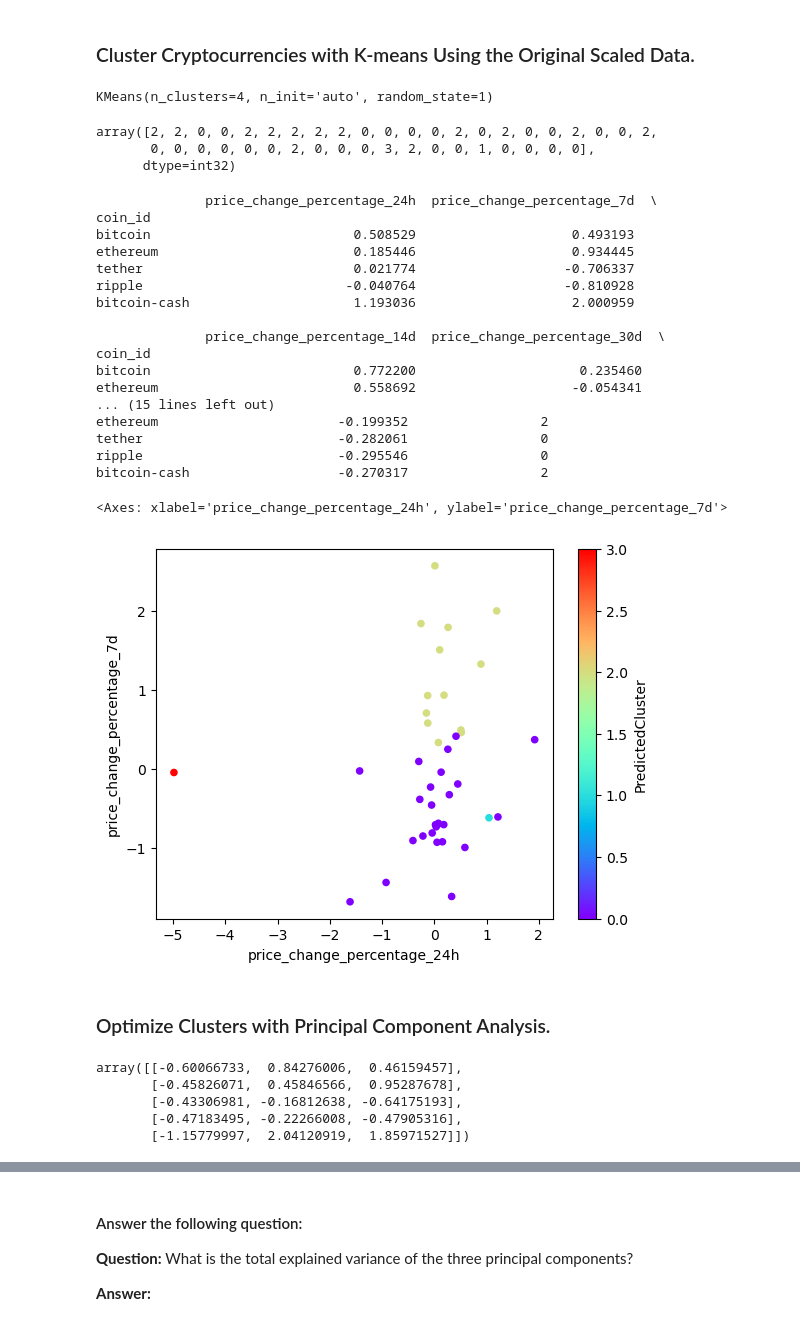
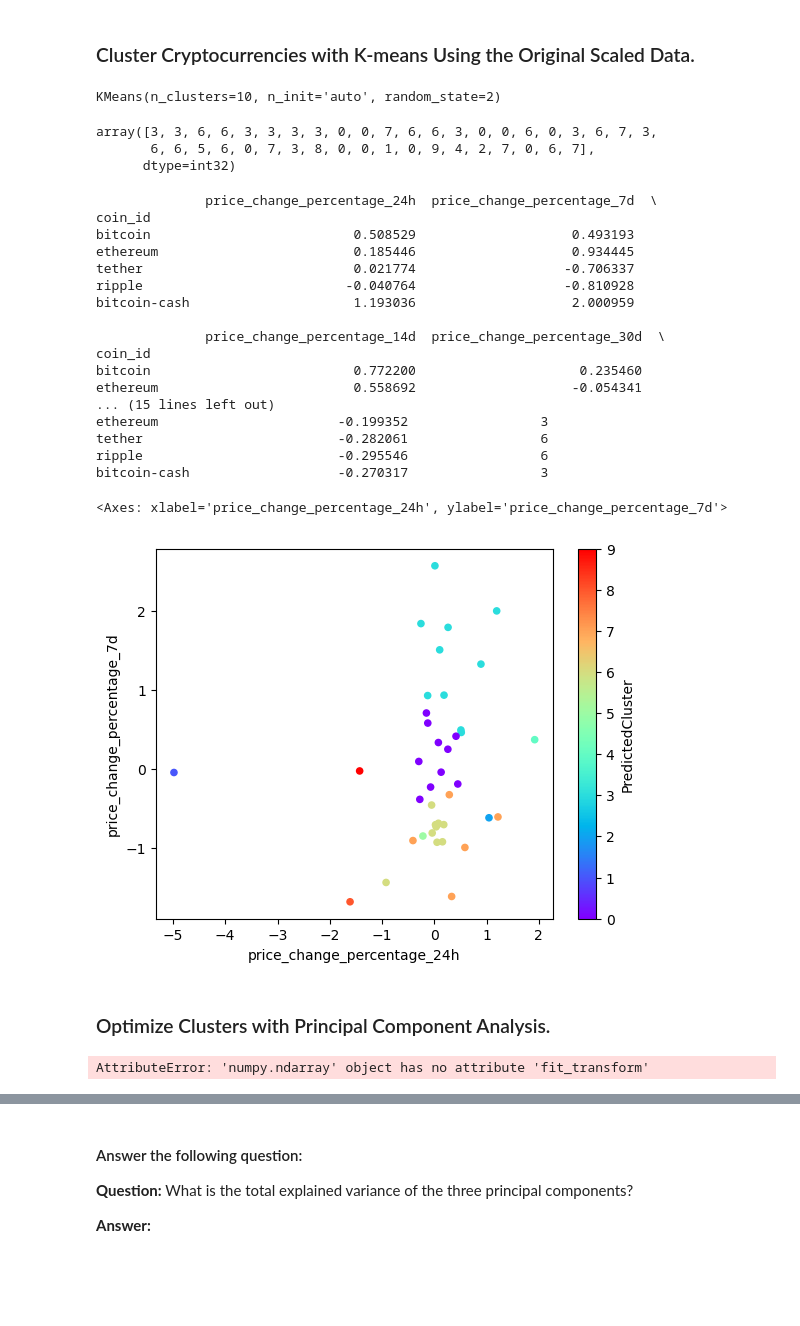
Before and after one commit to shawnakumar/CryptoClustering, a Jupyter notebook: Crypto_Clustering_starter_code.ipynb, the cells around one changed output, grey strips where cells are left out. Saved outputs shown, nothing was run; the diff lists cells and outputs as text; code cells hidden in the pictures; blank space fills up the shorter version.

```diff
--- a/Crypto_Clustering_starter_code.ipynb
+++ b/Crypto_Clustering_starter_code.ipynb
@@ -219,29 +258,29 @@ df_elbow.plot.line(x='k',
 k_model = KMeans(n_clusters=4, n_init='auto', random_state=1)
 # %%
 # Fit the K-Means model using the scaled data
-k_model.fit(market_data_scaled_df)
+k_model.fit(df_market_data_scaled)
 # %% [output]
-KMeans(n_clusters=4, n_init='auto', random_state=1)
+KMeans(n_clusters=10, n_init='auto', random_state=2)
 # %%
 # Predict the clusters to group the cryptocurrencies using the scaled data
-predictions = k_model.predict(market_data_scaled_df)
+predictions = k_model.predict(df_market_data_scaled)
 
 # View the resulting array of cluster values.
 predictions
 # %% [output]
-array([2, 2, 0, 0, 2, 2, 2, 2, 2, 0, 0, 0, 0, 2, 0, 2, 0, 0, 2, 0, 0, 2,
-       0, 0, 0, 0, 0, 0, 2, 0, 0, 0, 3, 2, 0, 0, 1, 0, 0, 0, 0],
+array([3, 3, 6, 6, 3, 3, 3, 3, 0, 0, 7, 6, 6, 3, 0, 0, 6, 0, 3, 6, 7, 3,
+       6, 6, 5, 6, 0, 7, 3, 8, 0, 0, 1, 0, 9, 4, 2, 7, 0, 6, 7],
       dtype=int32)
 # %%
 
 # Create a copy of the DataFrame to avoid modifying the original DataFrame directly
-market_data_with_clusters = market_data_transformed.copy()
+df_market_data_with_clusters = df_market_data_transformed.copy()
 # %%
 # Add a new column to the DataFrame with the predicted clusters
-market_data_with_clusters["PredictedCluster"] = predictions
+df_market_data_with_clusters["PredictedCluster"] = predictions
 
 # Display sample data with the new predicted cluster column
-print(market_data_with_clusters.head())
+print(df_market_data_with_clusters.head())
 # %% [output]
               price_change_percentage_24h  price_change_percentage_7d  \
 coin_id
@@ -256,20 +295,20 @@ coin_id
 bitcoin                          0.772200                     0.235460
 ethereum                         0.558692                    -0.054341
 ... (15 lines left out)
-ethereum                       -0.199352                 2
-tether                         -0.282061                 0
-ripple                         -0.295546                 0
-bitcoin-cash                   -0.270317                 2
+ethereum                       -0.199352                 3
+tether                         -0.282061                 6
+ripple                         -0.295546                 6
+bitcoin-cash                   -0.270317                 3
 # %%
-market_data_with_clusters.plot.scatter(
+df_market_data_with_clusters.plot.scatter(
     x="price_change_percentage_24h",
     y="price_change_percentage_7d",
     c="PredictedCluster",
     colormap="rainbow"
 )
 # %% [output]
 <Axes: xlabel='price_change_percentage_24h', ylabel='price_change_percentage_7d'>
-[figure, old version]
+[figure, new version]
 # %% [markdown]
 ### Optimize Clusters with Principal Component Analysis.
 # %%
@@ -277,16 +316,12 @@ market_data_with_clusters.plot.scatter(
 PCA_model = PCA(n_components=3)
 # %%
 # Use the PCA model with `fit_transform` on the original scaled DataFrame to reduce to three principal components.
-PCA_model = PCA_model.fit_transform(market_data_scaled_df)
+PCA_model = PCA_model.fit_transform(df_market_data_scaled)
 
 # View the first five rows of the DataFrame.
 PCA_model[:5]
 # %% [output]
-array([[-0.60066733,  0.84276006,  0.46159457],
-       [-0.45826071,  0.45846566,  0.95287678],
-       [-0.43306981, -0.16812638, -0.64175193],
-       [-0.47183495, -0.22266008, -0.47905316],
-       [-1.15779997,  2.04120919,  1.85971527]])
+AttributeError: 'numpy.ndarray' object has no attribute 'fit_transform'
 # %%
 # Retrieve the explained variance to determine how much information  can be attributed to each principal component.
 explained_variance = PCA_model.explained_variance_ratio_
```
Also changed, not shown: parts of 20 cells of this notebook.
